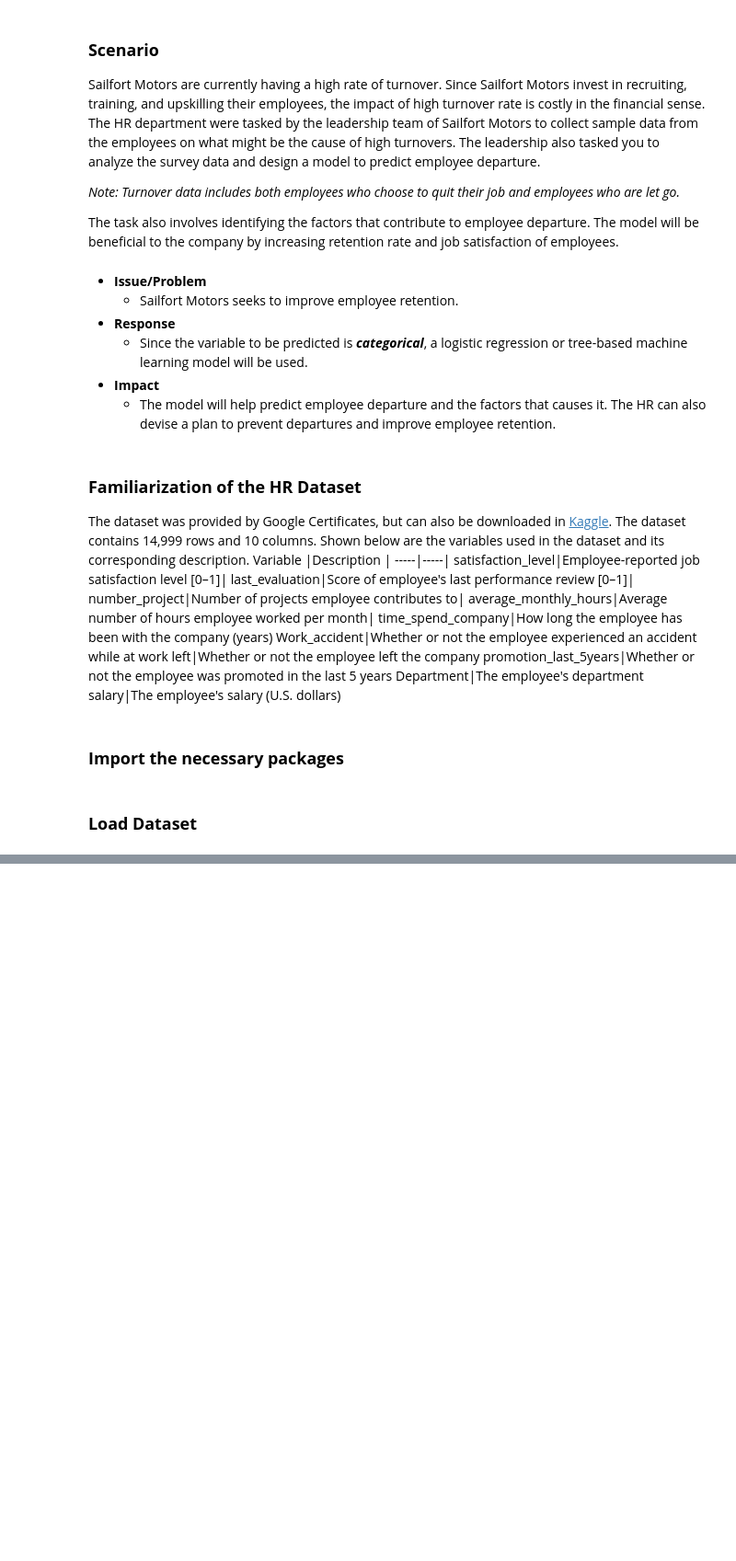
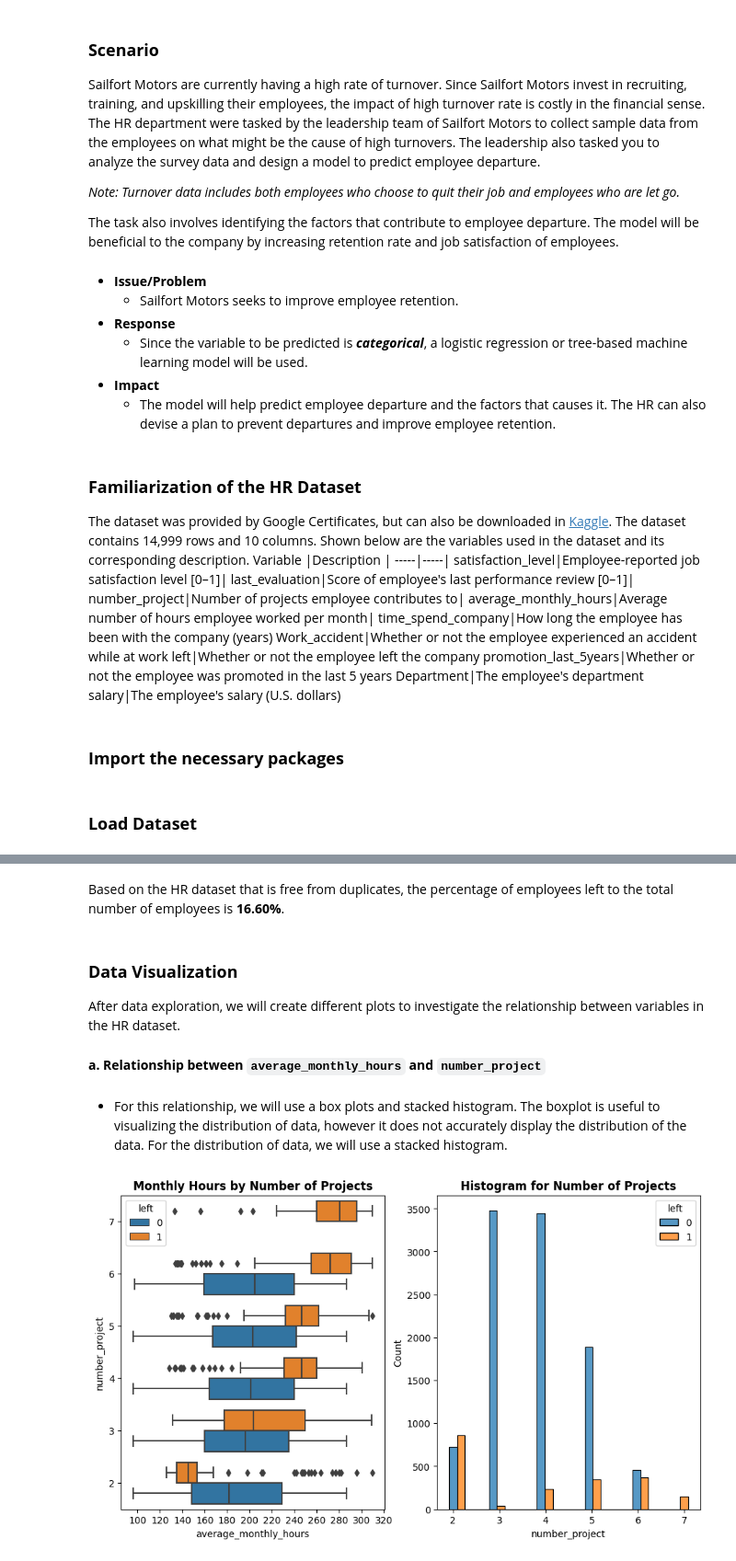
Before and after one commit to ryanlacsamana/Sailfort-Motors-Capstone-Project, a Jupyter notebook: Sailfort-Motors-Capstone.ipynb, the cells around one changed output, grey strips where cells are left out. Shown at 92% size. Drawn from its saved outputs; the diff is of its cells as text; code cells hidden in the pictures; blank space fills up the shorter version.

```diff
--- a/Sailfort-Motors-Capstone.ipynb
+++ b/Sailfort-Motors-Capstone.ipynb
@@ -64,0 +266,26 @@ df0 = pd.read_csv("D:\Documents\Google Advanced Data Analytics Professional Cert
+# %% [markdown]
+Based on the HR dataset that is free from duplicates, the percentage of employees left to the total number of employees is **16.60%**.
+# %% [markdown]
+### **Data Visualization**
+
+After data exploration, we will create different plots to investigate the relationship between variables in the HR dataset.
+# %% [markdown]
+**a. Relationship between `average_monthly_hours` and `number_project`**
+# %% [markdown]
+- For this relationship, we will use a box plots and stacked histogram. The boxplot is useful to visualizing the distribution of data, however it does not accurately display the distribution of the data. For the distribution of data, we will use a stacked histogram.
+# %%
+fig, ax = plt.subplots(1,2, figsize=(11,6))
+
+## Create boxplot
+sns.boxplot(data=df1, x='average_monthly_hours', y='number_project', hue='left', orient='h', ax=ax[0])
+ax[0].invert_yaxis()
+ax[0].set_title("Monthly Hours by Number of Projects", fontweight='bold')
+ax[0].set_xticks([100,120,140,160,180,200,220,240,260,280,300,320])
+
+## Create histogram
+sns.histplot(data=df1, x='number_project', hue='left', multiple='dodge', shrink=2, ax=ax[1])
+ax[1].set_title("Histogram for Number of Projects", fontweight='bold')
+
+plt.show()
+# %% [output]
+[figure, added]
```
Also changed, not shown: parts of 32 cells of this notebook.
